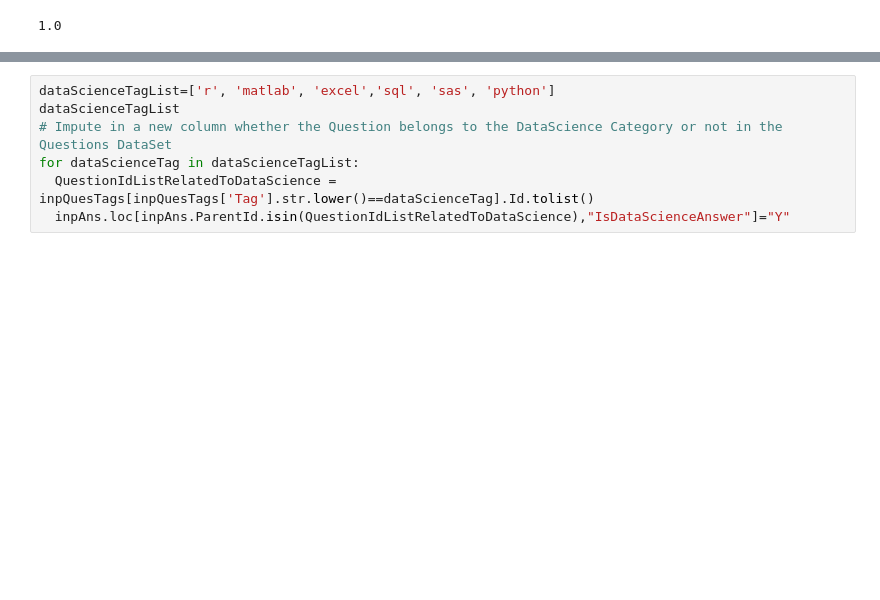
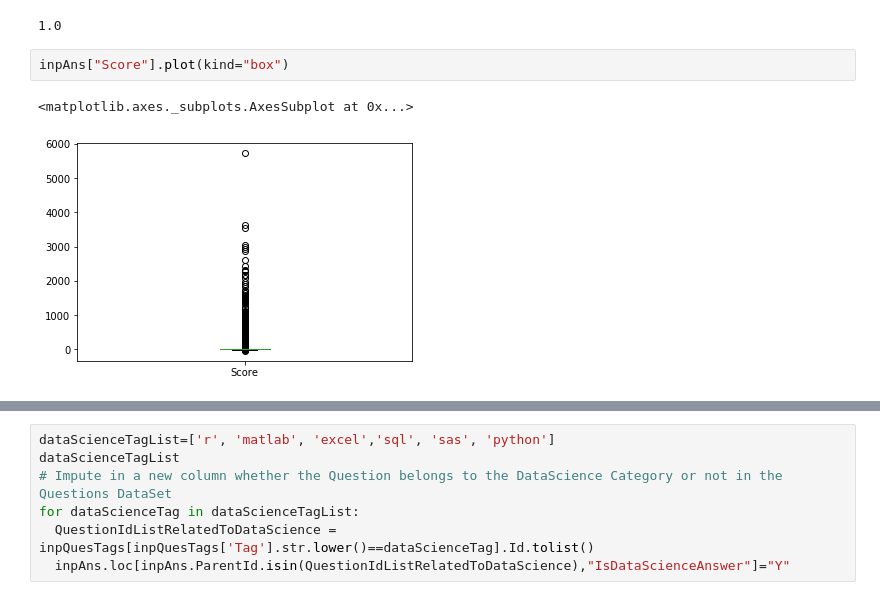
Before and after one commit to KarthikeyanVenkataraman/edastackoverflow, a Jupyter notebook: StackOverFlow_Draft.ipynb, the cells around one changed output, grey strips where cells are left out. Saved outputs shown, nothing was run; the diff lists cells and outputs as text; blank space fills up the shorter version.

```diff
--- a/StackOverFlow_Draft.ipynb
+++ b/StackOverFlow_Draft.ipynb
@@ -580,4 +568,9 @@ inpAns.Score.min()
 inpAns.Score.median()
 # %% [output]
 1.0
+# %%
+inpAns["Score"].plot(kind="box")
+# %% [output]
+<matplotlib.axes._subplots.AxesSubplot at 0x...>
+[figure, added]
 # %%
```
Also changed, not shown: parts of 5 cells of this notebook.
